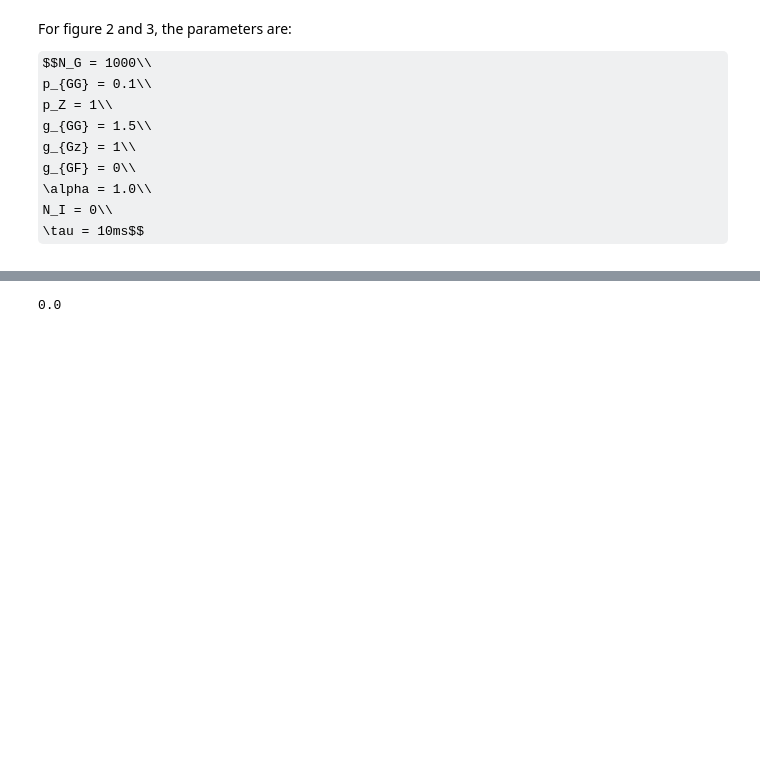
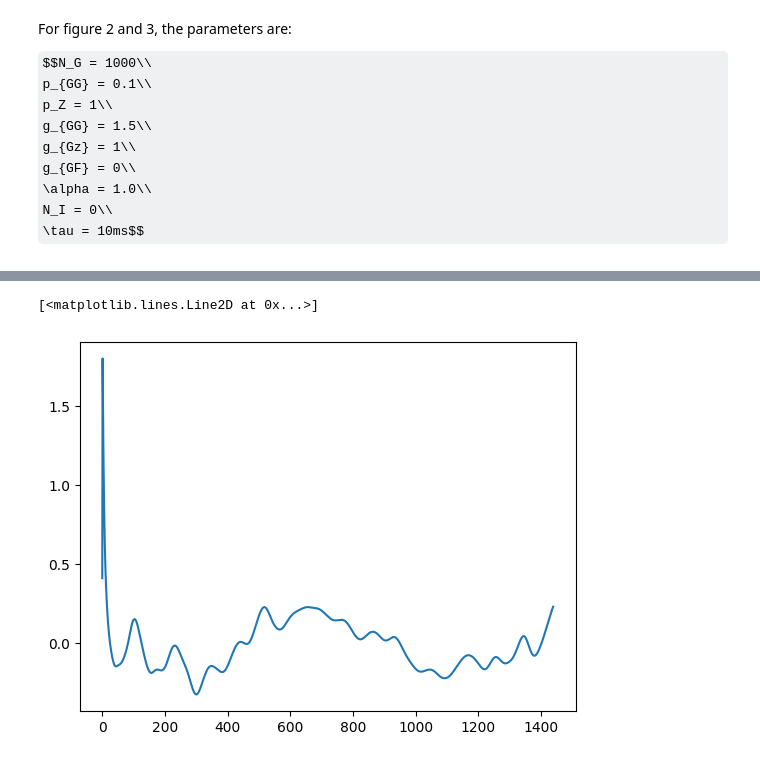
Before and after one commit to CEBangu/MOD_201, a Jupyter notebook: MOD201 final_report/final_report.ipynb, the cells around one changed output, grey strips where cells are left out. Drawn from its saved outputs; the diff is of its cells as text; code cells hidden in the pictures; some formulas as TeX source; blank space fills up the shorter version.

```diff
--- a/MOD201 final_report/final_report.ipynb
+++ b/MOD201 final_report/final_report.ipynb
@@ -86,4 +175,0 @@ readout_init = 0.5 * np.random.rand(1)
-# %%
-np.zeros(1000).T @ np.tanh(0.5 * np.random.rand(1000))
-# %% [output]
-0.0
@@ -139,0 +178,7 @@ results = x.train()
+# %%
+first = y.spontaneus_activity(1440)
+
+plt.plot(first)
+# %% [output]
+[<matplotlib.lines.Line2D at 0x...>]
+[figure, added]
```
Also changed, not shown: parts of 29 cells of this notebook.
